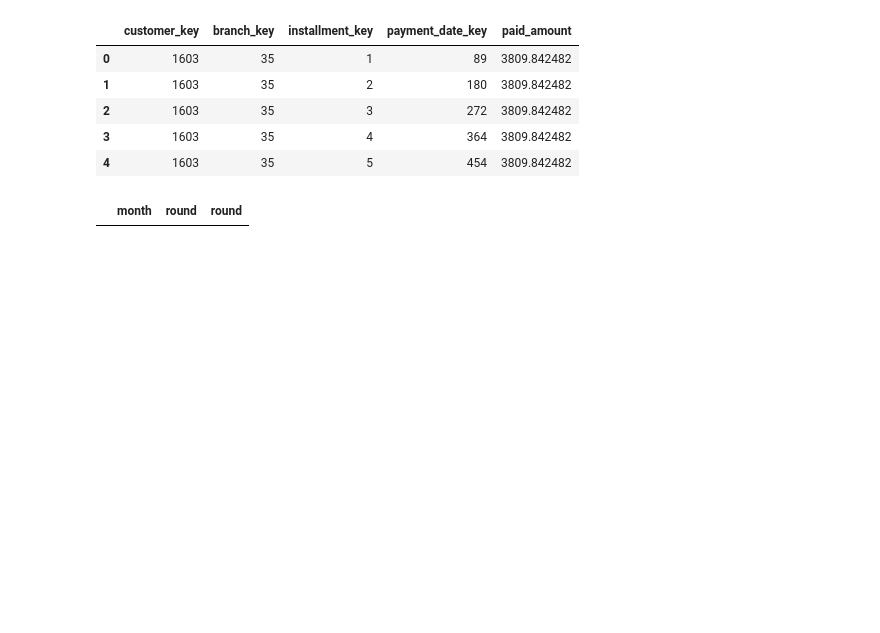
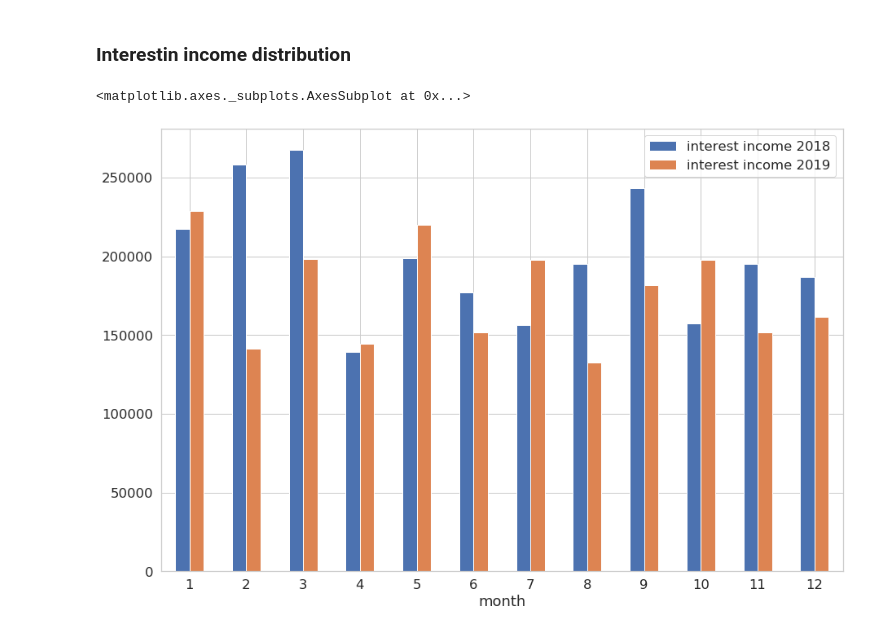
Before and after one commit to michalbogdanowicz/ADMT, a Jupyter notebook: query visualization.ipynb, the cells around one changed output. Drawn from its saved outputs; the diff is of its cells as text; code cells hidden in the pictures; blank space fills up the shorter version.

```diff
--- a/query visualization.ipynb
+++ b/query visualization.ipynb
@@ -14,12 +12,0 @@ conn = psycopg2.connect(host="alcor.inf.unibz.it", database="admt_g01", user="ad
-# %%
-sql = "SELECT * FROM public.payment "
-
-df = sqlio.read_sql_query(sql, conn)
-df.head()
-# %% [output]
-|  | customer_key | branch_key | installment_key | payment_date_key | paid_amount |
-| 0 | 1603 | 35 | 1 | 89 | 3809.842482 |
-| 1 | 1603 | 35 | 2 | 180 | 3809.842482 |
-| 2 | 1603 | 35 | 3 | 272 | 3809.842482 |
-| 3 | 1603 | 35 | 4 | 364 | 3809.842482 |
-| 4 | 1603 | 35 | 5 | 454 | 3809.842482 |
@@ -37,29 +13,33 @@ plt.show()
+# %% [markdown]
+### Interestin income distribution
 # %%
-sql = """SELECT iq_2017.month, ROUND(iq_2017.fees::numeric,2),  ROUND(iq_2018.fees::numeric,2)
+conn = getConnection()
 
+sql = """WITH interest_income_query AS(SELECT  s.sale_date_key, s.branch_key, s.product_key , s.customer_key, s. loan_amount , SUM(i.interest) AS interest_income
 FROM
-
-(SELECT d.month, AVG(s.fees) AS fees
-
-FROM public."date" d, sale s
-
-WHERE d.date_key = s.sale_date_key AND d.year = 2017
-
-group by d.month) as iq_2017,
-
-(SELECT d.month, AVG(s.fees) AS fees
-
-FROM public."date" d, sale s
-
-WHERE d.date_key = s.sale_date_key AND d.year = 2018
-
-GROUP BY d.month) as iq_2018
-
-WHERE iq_2017.month = iq_2018.month
-
-ORDER BY iq_2018.month"""
+sale s, installment i
+WHERE s.sale_date_key = i.sale_date_key AND
+ s.branch_key = i.sale_branch_key AND
+ s.product_key = i.sale_product_key AND
+ s.customer_key = i.sale_customer_key
+GROUP BY s.sale_date_key, s.branch_key, s.product_key , s.customer_key)
+SELECT iq_2018.month, ROUND(iq_2018.fees::numeric,2) as "interest income 2018",  ROUND(iq_2019.fees::numeric,2) as "interest income 2019"
+FROM
+(SELECT d.month, SUM(q.interest_income) AS fees
+FROM public."date" d, interest_income_query q
+WHERE d.date_key = q.sale_date_key AND d.year = 2018
+group by d.month) AS iq_2018,
+(SELECT d.month, SUM(q.interest_income) AS fees
+FROM public."date" d, interest_income_query q
+WHERE d.date_key = q.sale_date_key AND d.year = 2019
+GROUP BY d.month) AS iq_2019
+WHERE iq_2018.month = iq_2019.month
+ORDER BY iq_2019.month """
 
 df = sqlio.read_sql_query(sql, conn)
 df.head()
+conn.close()
+df.plot(x="month", y=["interest income 2018", "interest income 2019"], kind="bar",figsize=(15,10), rot = 0)
 # %% [output]
-|  | month | round | round |
+<matplotlib.axes._subplots.AxesSubplot at 0x...>
+[figure, added]
```
Also changed, not shown: parts of 4 cells of this notebook, 2 other files.
